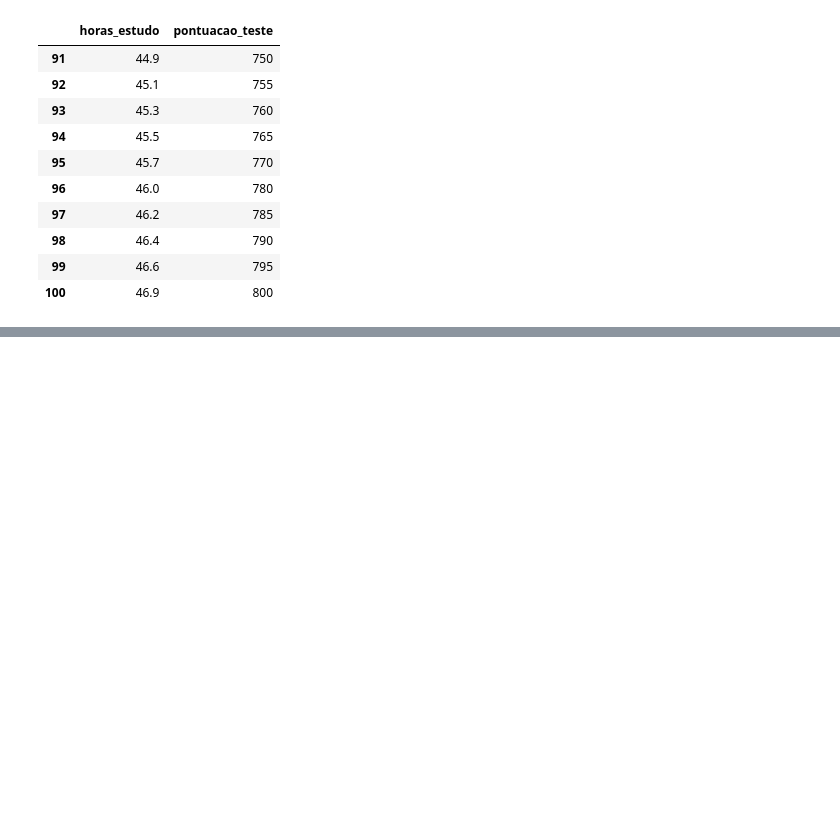
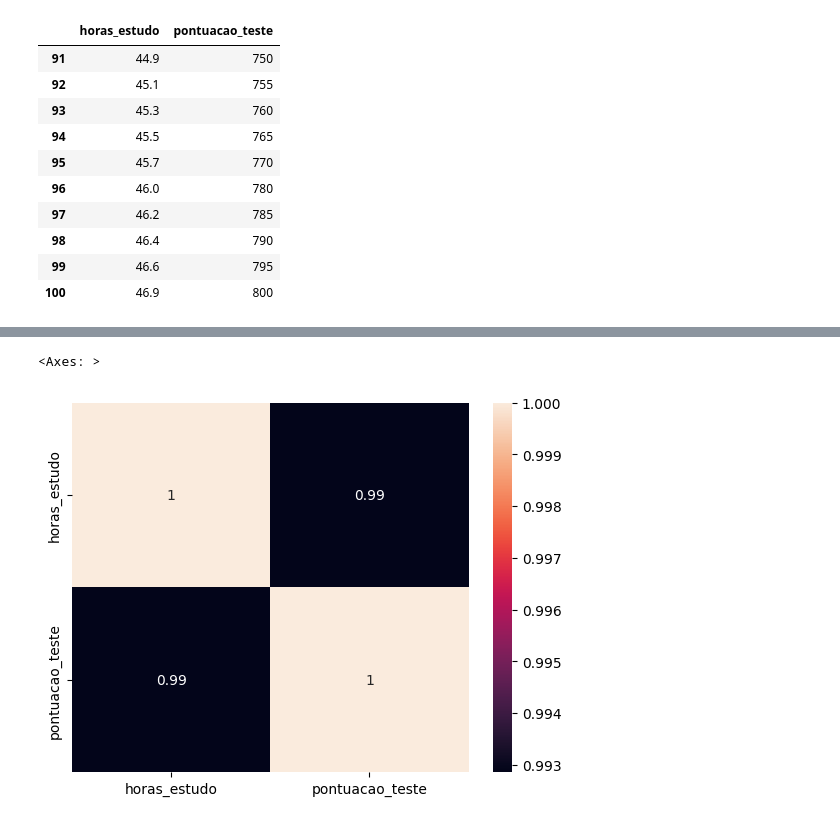
Before and after one commit to bertiGrazi/analise_exploratoria_de_dados, a Jupyter notebook: algoritmos_supervisionados/regressão_linear_simples/modelo_pontuacao.ipynb, the cells around one changed output, grey strips where cells are left out. Cells and saved outputs as stored; diff of their text form; code cells hidden in the pictures; blank space fills up the shorter version.

```diff
--- a/algoritmos_supervisionados/regressão_linear_simples/modelo_pontuacao.ipynb
+++ b/algoritmos_supervisionados/regressão_linear_simples/modelo_pontuacao.ipynb
@@ -46,0 +94,6 @@ df_pontuacao.tail(10)
+# %%
+# Verificar Correlação - Pearson
+sns.heatmap(df_pontuacao.corr('pearson'), annot = True)
+# %% [output]
+<Axes: >
+[figure, added]
```
Also changed, not shown: parts of 8 cells of this notebook.
